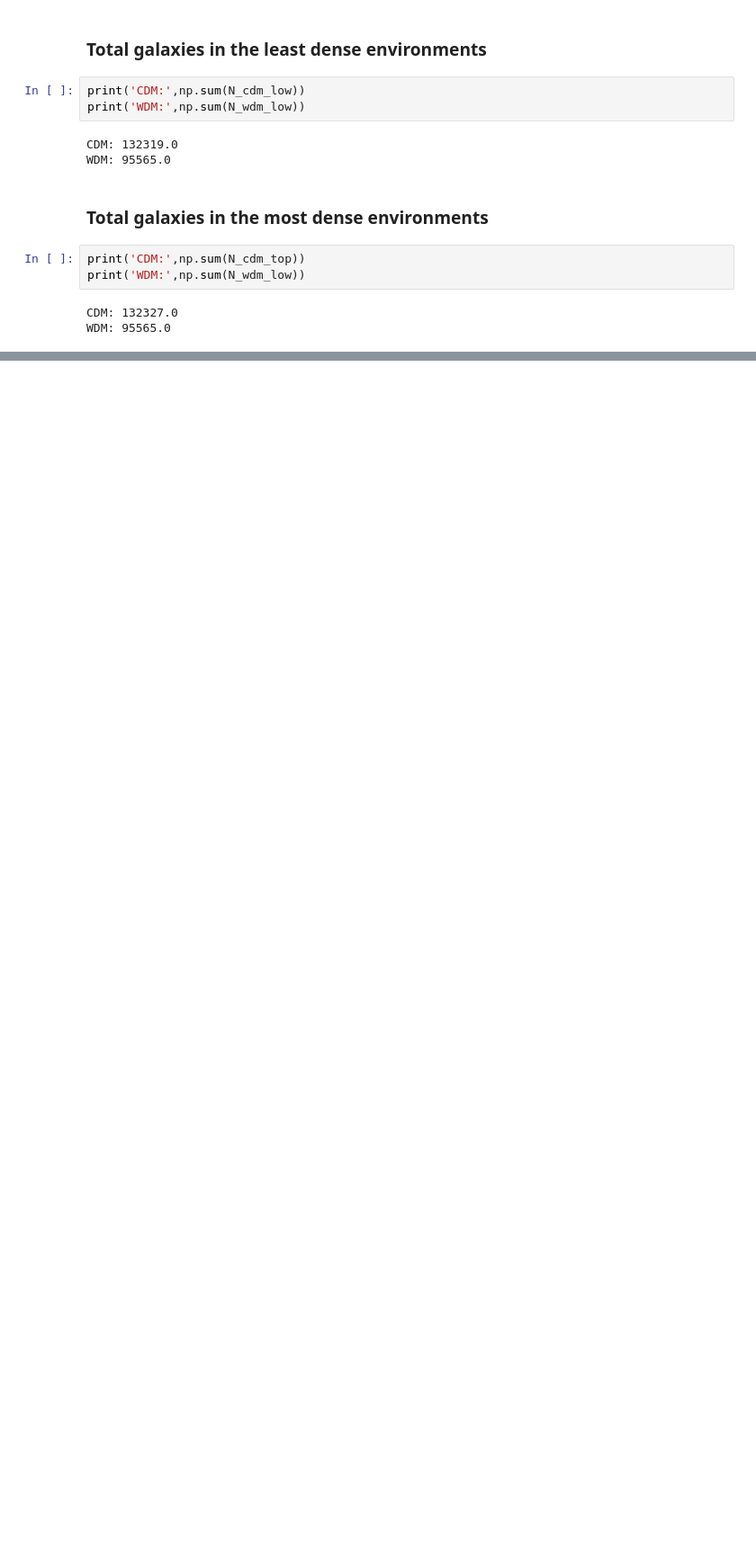
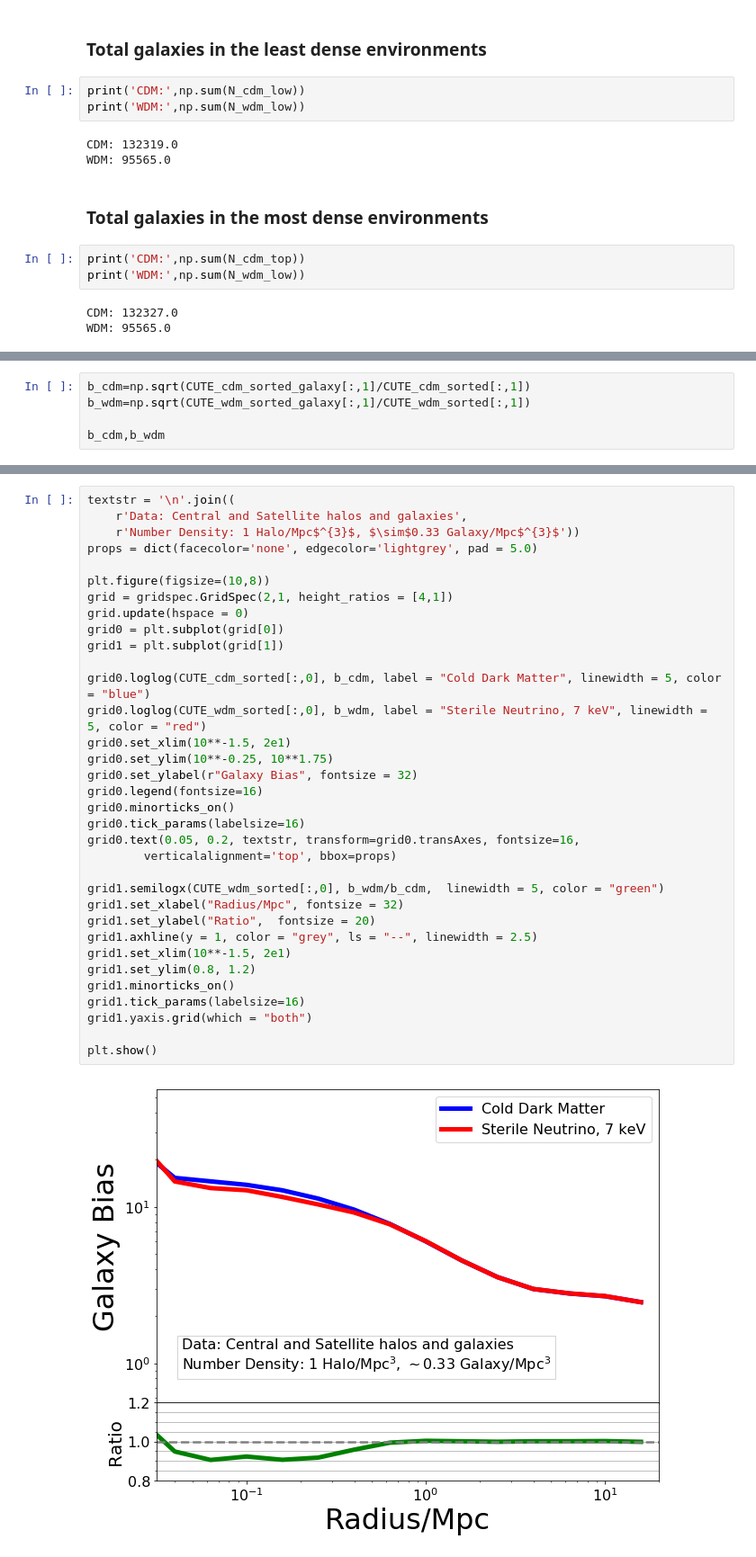
Before and after one commit to mshiferaw/WDM, a Jupyter notebook: Environment_Galaxies_Part3.ipynb, the cells around one changed output, grey strips where cells are left out. Shown: that part at 90% size. Saved outputs shown, nothing was run; the diff lists cells and outputs as text; blank space fills up the shorter version.

```diff
--- a/Environment_Galaxies_Part3.ipynb
+++ b/Environment_Galaxies_Part3.ipynb
@@ -257,0 +347,5 @@ WDM: 95565.0
+# %%
+b_cdm=np.sqrt(CUTE_cdm_sorted_galaxy[:,1]/CUTE_cdm_sorted[:,1])
+b_wdm=np.sqrt(CUTE_wdm_sorted_galaxy[:,1]/CUTE_wdm_sorted[:,1])
+
+b_cdm,b_wdm
@@ -257,0 +373,36 @@ WDM: 95565.0
+# %%
+textstr = '\n'.join((
+    r'Data: Central and Satellite halos and galaxies',
+    r'Number Density: 1 Halo/Mpc$^{3}$, $\sim$0.33 Galaxy/Mpc$^{3}$'))
+props = dict(facecolor='none', edgecolor='lightgrey', pad = 5.0)
+
+plt.figure(figsize=(10,8))
+grid = gridspec.GridSpec(2,1, height_ratios = [4,1])
+grid.update(hspace = 0)
+grid0 = plt.subplot(grid[0])
+grid1 = plt.subplot(grid[1])
+
+grid0.loglog(CUTE_cdm_sorted[:,0], b_cdm, label = "Cold Dark Matter", linewidth = 5, color = "blue")
+grid0.loglog(CUTE_wdm_sorted[:,0], b_wdm, label = "Sterile Neutrino, 7 keV", linewidth = 5, color = "red")
+grid0.set_xlim(10**-1.5, 2e1)
+grid0.set_ylim(10**-0.25, 10**1.75)
+grid0.set_ylabel(r"Galaxy Bias", fontsize = 32)
+grid0.legend(fontsize=16)
+grid0.minorticks_on()
+grid0.tick_params(labelsize=16)
+grid0.text(0.05, 0.2, textstr, transform=grid0.transAxes, fontsize=16,
+        verticalalignment='top', bbox=props)
+
+grid1.semilogx(CUTE_wdm_sorted[:,0], b_wdm/b_cdm,  linewidth = 5, color = "green")
+grid1.set_xlabel("Radius/Mpc", fontsize = 32)
+grid1.set_ylabel("Ratio",  fontsize = 20)
+grid1.axhline(y = 1, color = "grey", ls = "--", linewidth = 2.5)
+grid1.set_xlim(10**-1.5, 2e1)
+grid1.set_ylim(0.8, 1.2)
+grid1.minorticks_on()
+grid1.tick_params(labelsize=16)
+grid1.yaxis.grid(which = "both")
+
+plt.show()
+# %% [output]
+[figure, added]
```
Also changed, not shown: parts of 12 cells of this notebook.
